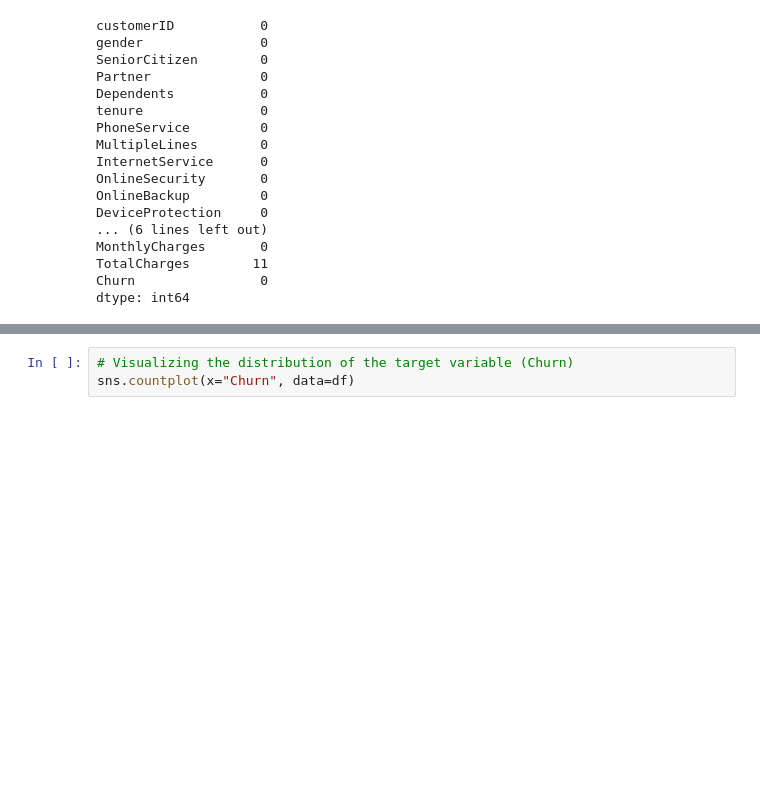
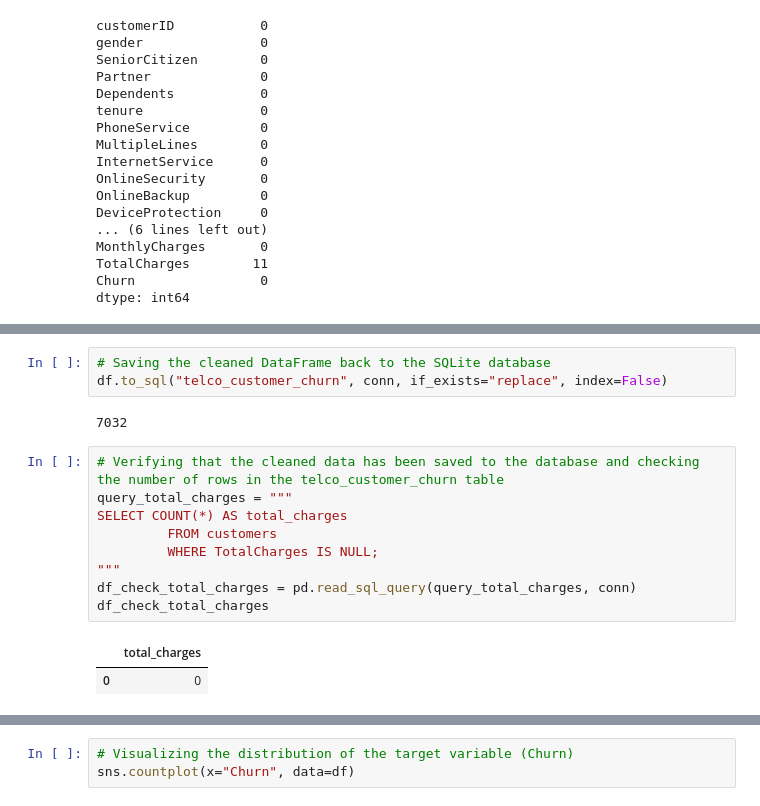
Before and after one commit to crisemy/OwnDataAnalysisProjects, a Jupyter notebook: TelcoCustomerChurn/TelcoCustomerChurn.ipynb, the cells around one changed output, grey strips where cells are left out. Drawn from its saved outputs; the diff is of its cells as text; blank space fills up the shorter version.

```diff
--- a/TelcoCustomerChurn/TelcoCustomerChurn.ipynb
+++ b/TelcoCustomerChurn/TelcoCustomerChurn.ipynb
@@ -166,0 +203,17 @@ dtype: int64
+# %%
+# Saving the cleaned DataFrame back to the SQLite database
+df.to_sql("telco_customer_churn", conn, if_exists="replace", index=False)
+# %% [output]
+7032
+# %%
+# Verifying that the cleaned data has been saved to the database and checking the number of rows in the telco_customer_churn table
+query_total_charges = """
+SELECT COUNT(*) AS total_charges
+         FROM customers
+         WHERE TotalCharges IS NULL;
+"""
+df_check_total_charges = pd.read_sql_query(query_total_charges, conn)
+df_check_total_charges
+# %% [output]
+|  | total_charges |
+| 0 | 0 |
```
Also changed, not shown: parts of 11 cells of this notebook, 1 other file.
